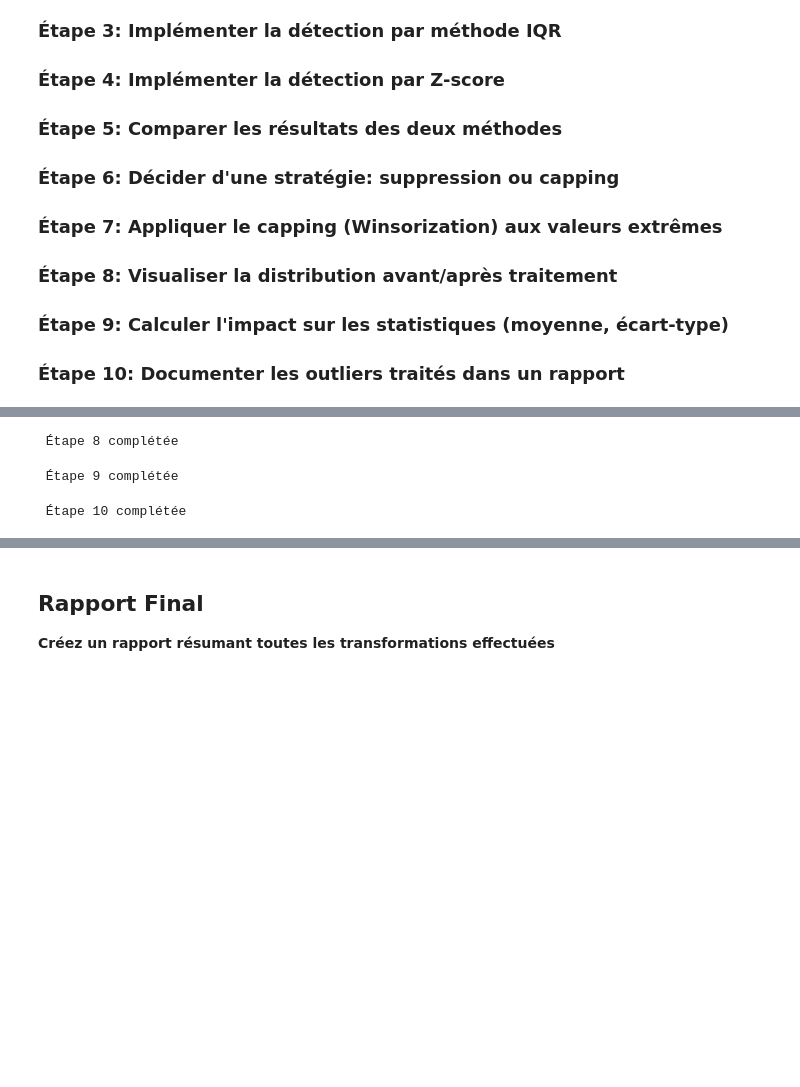
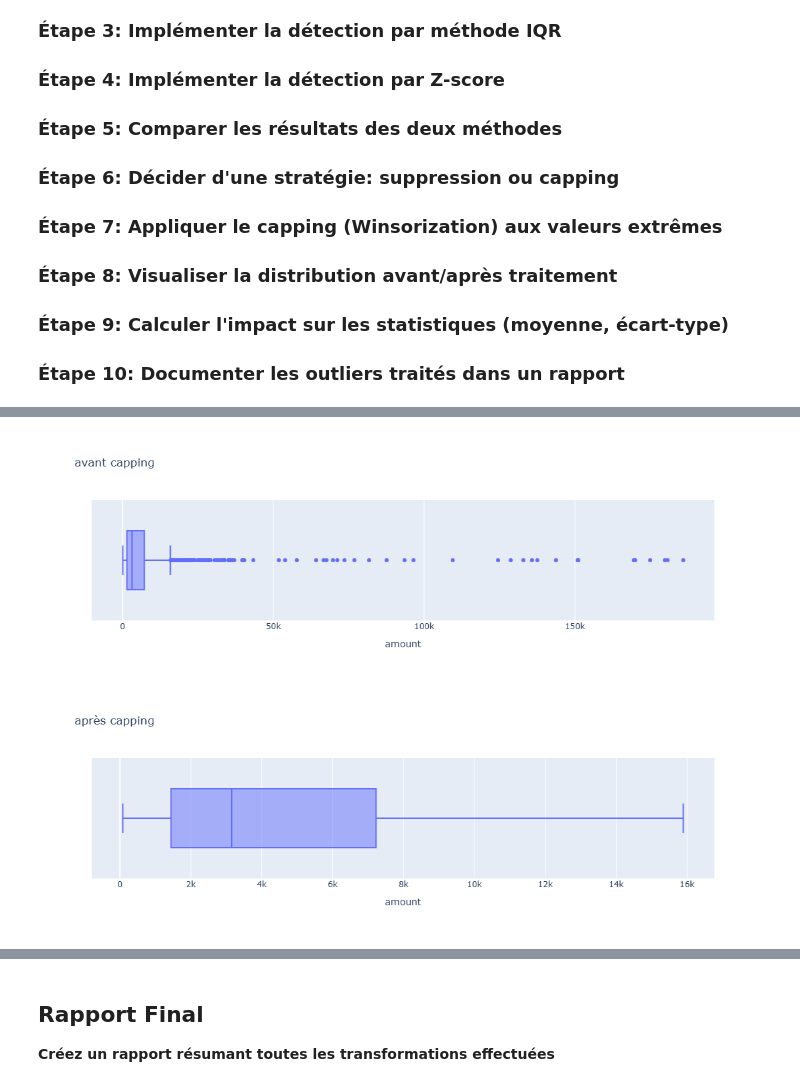
Before and after one commit to achahbounehamid/Pipeline-ETL---Ingestion-transformation-et-chargement-de-donn-es-multi-sources, a Jupyter notebook: TP/TP3_Data_Cleansing_TP3.ipynb, the cells around one changed output, grey strips where cells are left out. Cells and saved outputs as stored; diff of their text form; code cells hidden in the pictures; blank space fills up the shorter version.

```diff
--- a/TP/TP3_Data_Cleansing_TP3.ipynb
+++ b/TP/TP3_Data_Cleansing_TP3.ipynb
@@ -321,0 +347,19 @@ print(f" Étape 1 complétée")
+# %%
+# ========================================
+# Étape 3: Implémenter la détection par méthode IQR
+# ========================================
+
+# TODO: Écrivez votre code ici
+def detect_outliers_iqr(df, column):
+    Q1 = df[column].quantile(0.25)
+    Q3 = df[column].quantile(0.75)
+    IQR = Q3 - Q1
+    lower_bound = Q1 - 1.5 * IQR
+    upper_bound = Q3 + 1.5 * IQR
+    outliers = df[(df[column] < lower_bound) | (df[column] > upper_bound)]
+    return outliers, lower_bound, upper_bound
+
+# Utilisation
+outliers, lower, upper = detect_outliers_iqr(df, 'amount')
+print(f"Nombre d'outliers: {len(outliers)}")
+print(f"Limites: [{lower:.2f}, {upper:.2f}]")
@@ -385,8 +412,7 @@ print(f" Étape 6 complétée")
 # ========================================
 
 # TODO: Écrivez votre code ici
-
-
-# Vérification
-print(f" Étape 7 complétée")
+df_capping= df.copy()
+df_capping['amount'] = df_capping['amount'].clip(lower, upper)
+df_capping['amount']
 # %% [output]
@@ -394,36 +431,13 @@ print(f" Étape 7 complétée")
 # %%
 # ========================================
 # Étape 8: Visualiser la distribution avant/après traitement
 # ========================================
 
 # TODO: Écrivez votre code ici
-
-
-# Vérification
-print(f" Étape 8 complétée")
+fig = px.box(df, x="amount",title = "avant capping ")
+fig.show()
+fig = px.box(df_capping, x="amount",title = "après capping")
+fig.show()
 # %% [output]
- Étape 8 complétée
+[figure, added]
+[figure, added]
-# %%
-# ========================================
-# Étape 9: Calculer l'impact sur les statistiques (moyenne, écart-type)
-# ========================================
-
-# TODO: Écrivez votre code ici
-
-
-# Vérification
-print(f" Étape 9 complétée")
-# %% [output]
- Étape 9 complétée
-# %%
-# ========================================
-# Étape 10: Documenter les outliers traités dans un rapport
-# ========================================
-
-# TODO: Écrivez votre code ici
-
-
-# Vérification
-print(f" Étape 10 complétée")
-# %% [output]
- Étape 10 complétée
```
Also changed, not shown: parts of 16 cells of this notebook, 3 other files.
